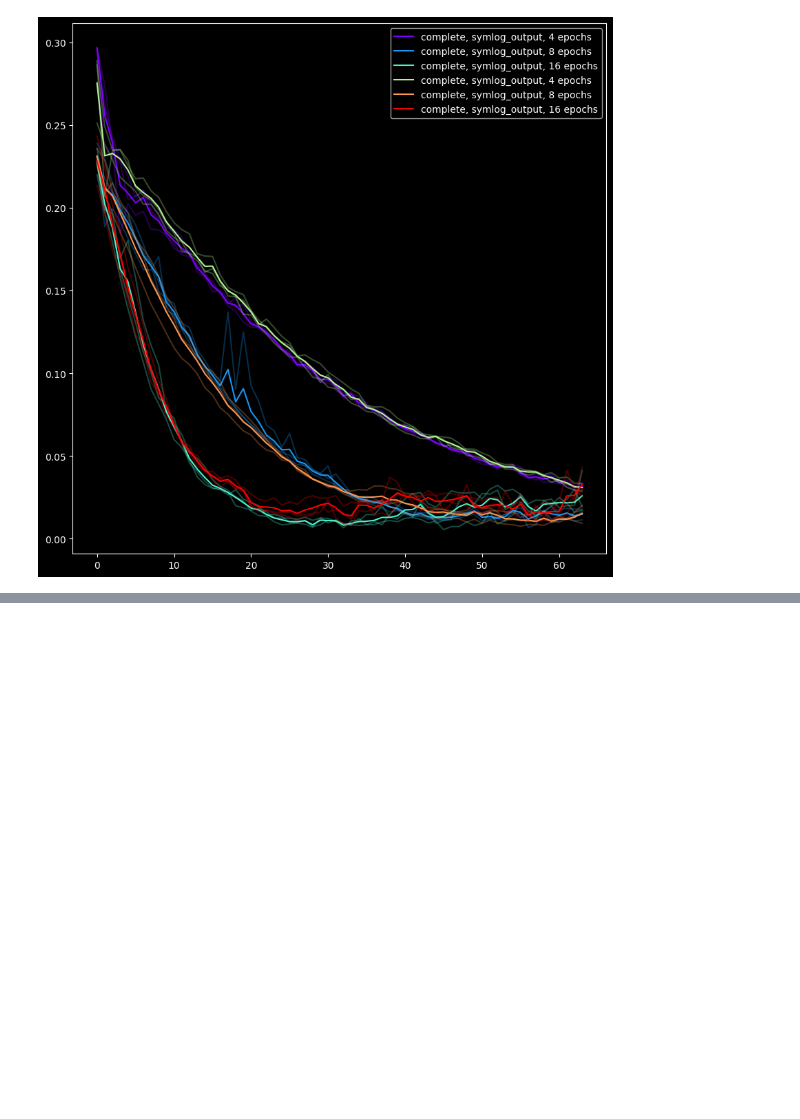
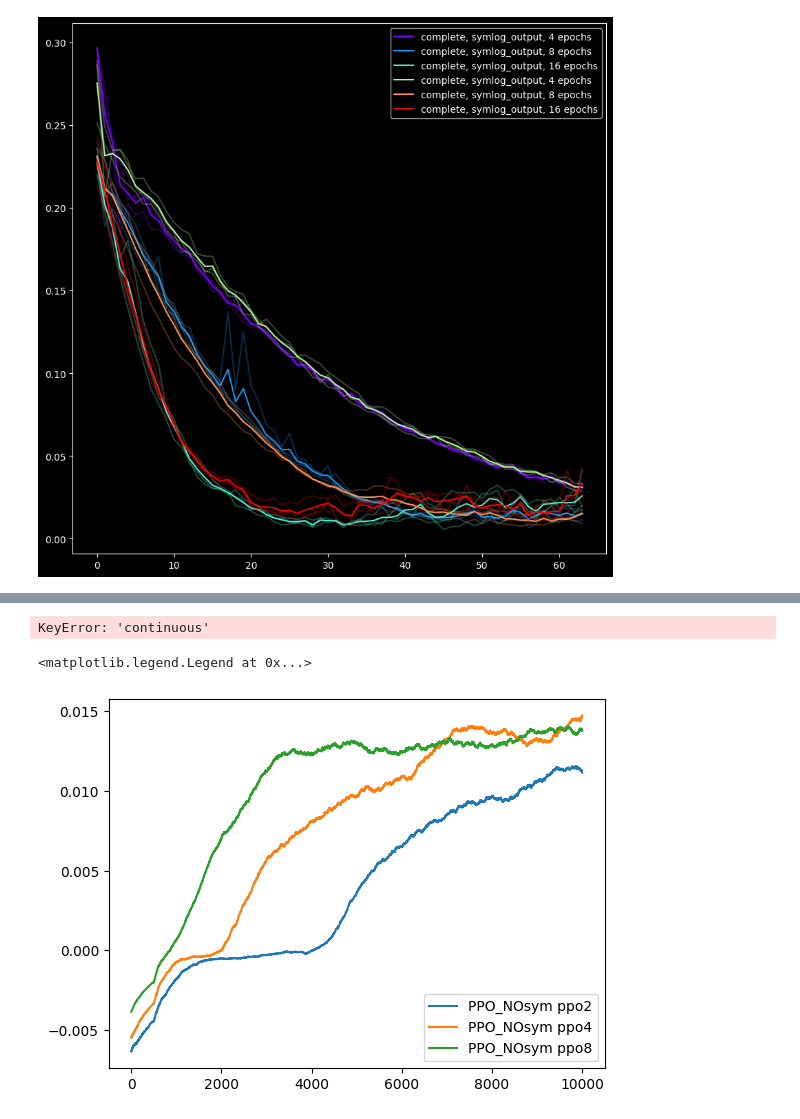
Before and after one commit to samuele-bortolato/RL-project, a Jupyter notebook: analyze_results_kaggle.ipynb, the cells around one changed output, grey strips where cells are left out. Drawn from its saved outputs; the diff is of its cells as text; code cells hidden in the pictures; blank space fills up the shorter version.

```diff
--- a/analyze_results_kaggle.ipynb
+++ b/analyze_results_kaggle.ipynb
@@ -89,0 +175,28 @@ plt.legend()
+# %%
+E=R['continuous']
+
+for run in E:
+    for seed in E[run]:
+        y = E[run][seed]['value'].to_numpy()
+        plt.plot(np.convolve(y, kernel, 'same')/np.convolve(np.ones_like(y), kernel, 'same'), label=run)
+
+y = R['ppo_sac_acer']['ppo4_rr4']['0']['value'].to_numpy()
+plt.plot(np.convolve(y, kernel, 'same')/np.convolve(np.ones_like(y), kernel, 'same'), label='sym_sac')
+
+plt.legend()
+# %% [output]
+KeyError: 'continuous'
+# %%
+E=R['PPO_NOsym']
+
+for run in E:
+    for seed in E[run]:
+        y = E[run][seed]['value'].to_numpy()
+        plt.plot(np.convolve(y, kernel, 'same')/np.convolve(np.ones_like(y), kernel, 'same'), label='PPO_NOsym '+run)
+
+
+
+plt.legend()
+# %% [output]
+<matplotlib.legend.Legend at 0x...>
+[figure, added]
```
Also changed, not shown: parts of 9 cells of this notebook, 3 other files.
